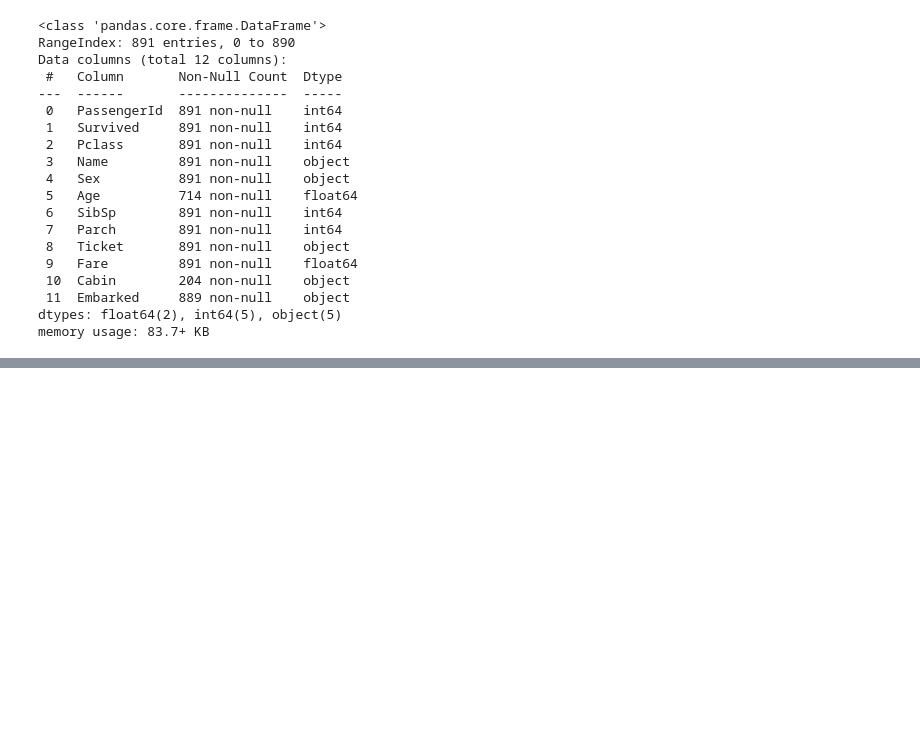
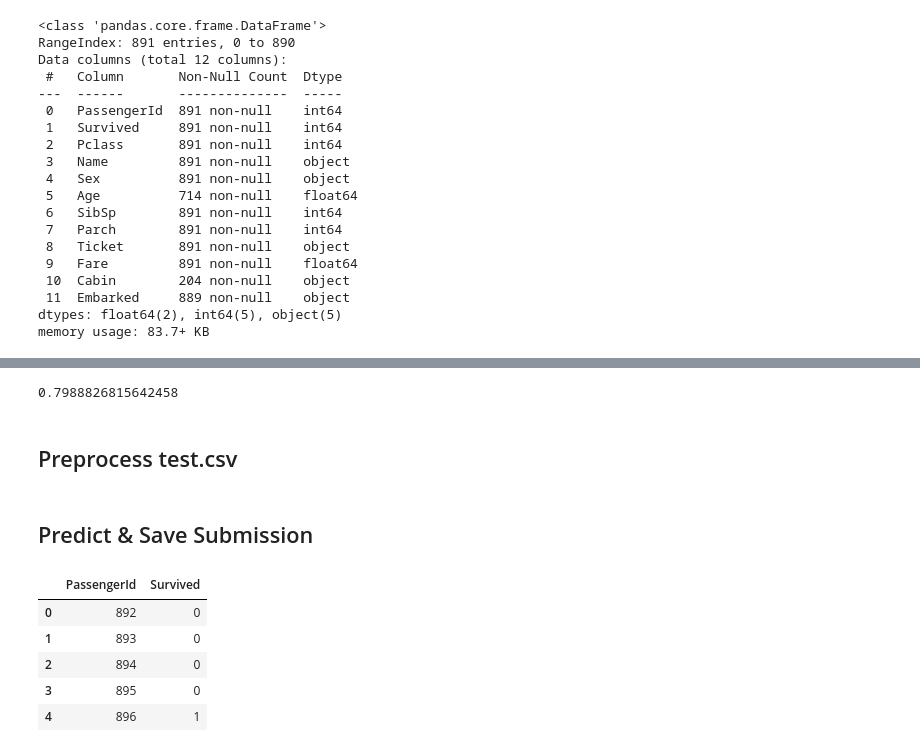
Before and after one commit to MrArnav69/Titanic-Survival-Prediction, a Jupyter notebook: index.ipynb, the cells around one changed output, grey strips where cells are left out. Cells and saved outputs as stored; diff of their text form; code cells hidden in the pictures; blank space fills up the shorter version.

Commit message:
Logistic Regression Done

```diff
--- a/index.ipynb
+++ b/index.ipynb
@@ -58,0 +166,5 @@ Notes:
+# %%
+X_train, X_val, y_train, y_val = train_test_split(X, y, test_size=0.2, random_state=42)
+# %%
+lg_clf = LogisticRegression()
+lg_clf.fit(X_train, y_train)
@@ -58,0 +180,31 @@ Notes:
+# %%
+print(lg_clf.score(X_val, y_val))
+# %% [output]
+0.7988826815642458
+# %% [markdown]
+## Preprocess test.csv
+# %%
+test = pd.read_csv("test.csv")
+test = test.drop(columns=["Ticket", "Cabin", "Name"])
+test["Age"] = test["Age"].fillna(train["Age"].mean())
+test["Sex"] = test["Sex"].map({"male": 1, "female": 0})
+test["Fare"] = test["Fare"].fillna(train["Fare"].median())
+test["Embarked"] = test["Embarked"].map({"S": 0, "C": 1, "Q": 2})
+test = test.dropna(subset=["Embarked"])
+# %% [markdown]
+## Predict & Save Submission
+# %%
+test_ids = test["PassengerId"]
+X_test = test.drop(columns=["PassengerId"])
+predictions = lg_clf.predict(X_test)
+# %%
+submission = pd.DataFrame({"PassengerId": test_ids, "Survived": predictions})
+submission.to_csv("submission_logistic_regression.csv", index=False)
+submission.head()
+# %% [output]
+|  | PassengerId | Survived |
+| 0 | 892 | 0 |
+| 1 | 893 | 0 |
+| 2 | 894 | 0 |
+| 3 | 895 | 0 |
+| 4 | 896 | 1 |
```
Also changed, not shown: parts of 17 cells of this notebook, 2 other files.
